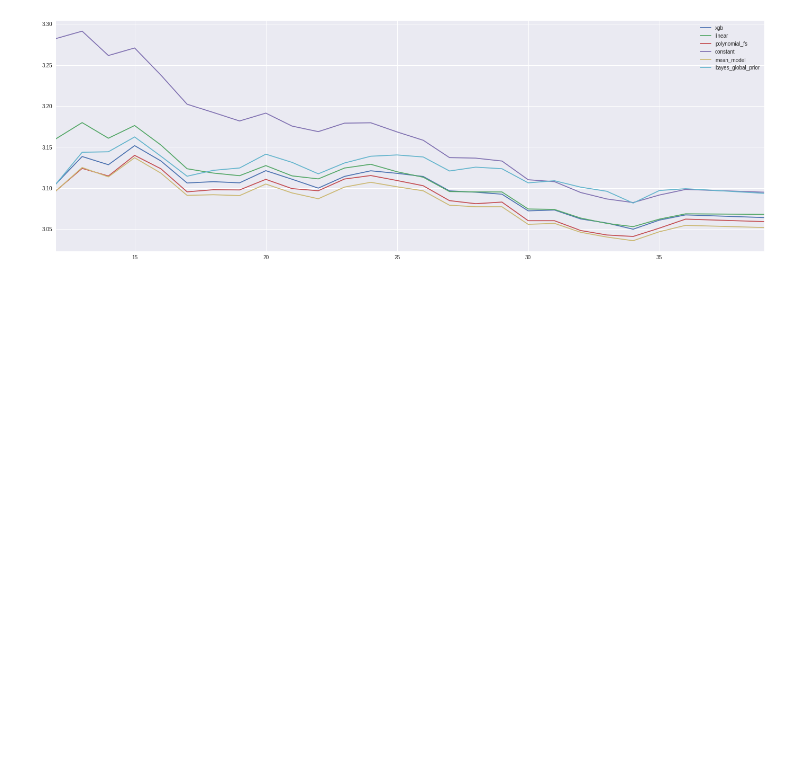
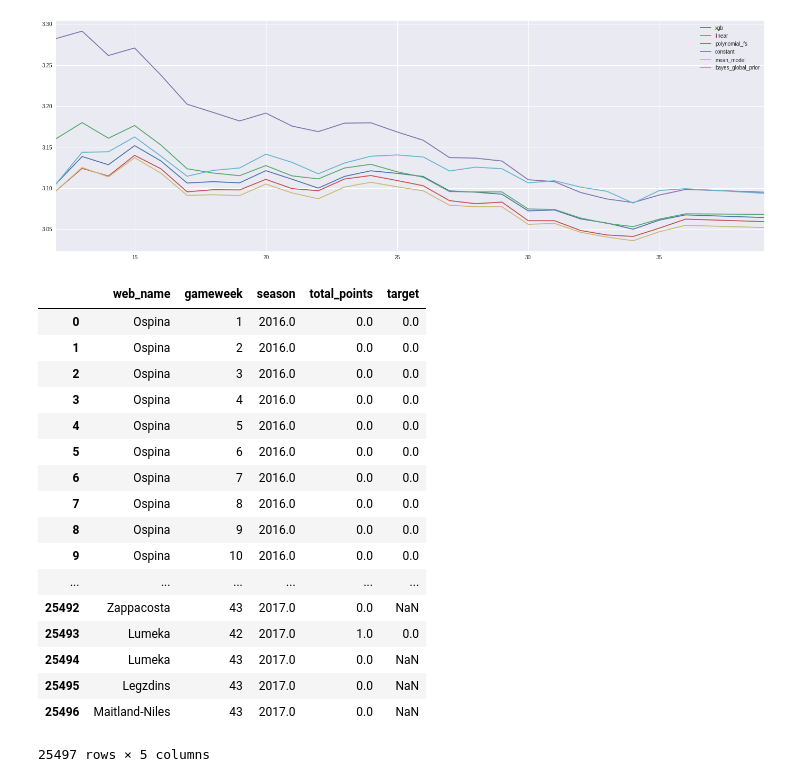
Before and after one commit to joconnor-ml/forecasting-fantasy-football, a Jupyter notebook: Untitled.ipynb, the cells around one changed output. Drawn from its saved outputs; the diff is of its cells as text; code cells hidden in the pictures; blank space fills up the shorter version.

```diff
--- a/Untitled.ipynb
+++ b/Untitled.ipynb
@@ -35,3 +121,24 @@ df.ewm(halflife=20).mean().iloc[10:].plot(figsize=(24, 8))
 # %% [output]
 <matplotlib.axes._subplots.AxesSubplot at 0x...>
 [figure]
+# %%
+df[["web_name", "gameweek", "season", "total_points", "target"]]
+# %% [output]
+|  | web_name | gameweek | season | total_points | target |
+| 0 | Ospina | 1 | 2016.0 | 0.0 | 0.0 |
+| 1 | Ospina | 2 | 2016.0 | 0.0 | 0.0 |
+| 2 | Ospina | 3 | 2016.0 | 0.0 | 0.0 |
+| 3 | Ospina | 4 | 2016.0 | 0.0 | 0.0 |
+| 4 | Ospina | 5 | 2016.0 | 0.0 | 0.0 |
+| 5 | Ospina | 6 | 2016.0 | 0.0 | 0.0 |
+| 6 | Ospina | 7 | 2016.0 | 0.0 | 0.0 |
+| 7 | Ospina | 8 | 2016.0 | 0.0 | 0.0 |
+| 8 | Ospina | 9 | 2016.0 | 0.0 | 0.0 |
+| 9 | Ospina | 10 | 2016.0 | 0.0 | 0.0 |
+| ... | ... | ... | ... | ... | ... |
+| 25492 | Zappacosta | 43 | 2017.0 | 0.0 | NaN |
+| 25493 | Lumeka | 42 | 2017.0 | 1.0 | 0.0 |
+| 25494 | Lumeka | 43 | 2017.0 | 0.0 | NaN |
+| 25495 | Legzdins | 43 | 2017.0 | 0.0 | NaN |
+| 25496 | Maitland-Niles | 43 | 2017.0 | 0.0 | NaN |
+25497 rows × 5 columns
```
Also changed, not shown: parts of 16 cells of this notebook, 6 other files.
